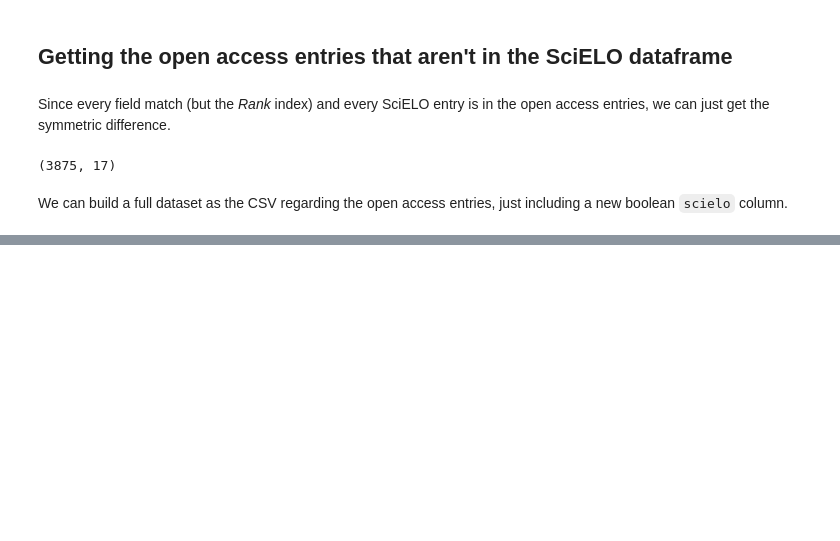
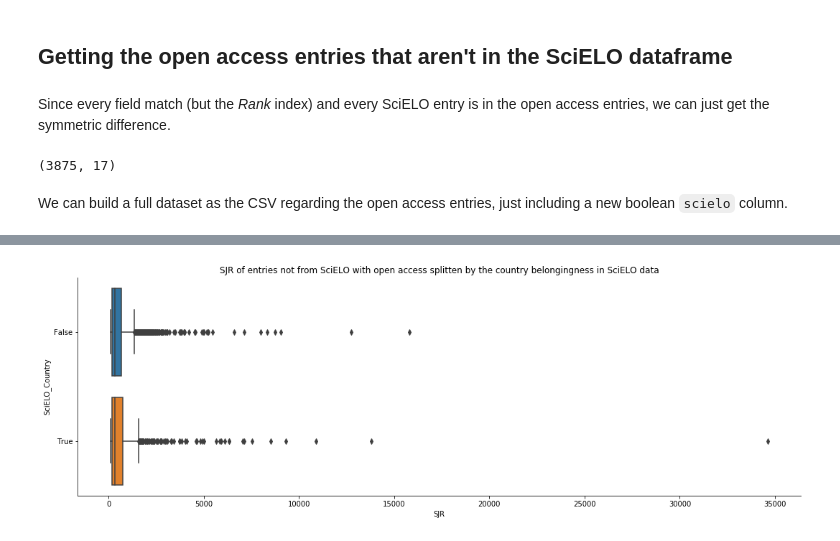
Before and after one commit to scieloorg/scielo20gt6, a Jupyter notebook: scimago2017.ipynb, the cells around one changed output, grey strips where cells are left out. Cells and saved outputs as stored; diff of their text form; code cells hidden in the pictures; blank space fills up the shorter version.

```diff
--- a/scimago2017.ipynb
+++ b/scimago2017.ipynb
@@ -235,0 +308,12 @@ dataset = pd.concat([
+# %%
+sns.catplot(
+    kind="box",
+    data=sjr2017openns.assign(SciELO_Country=sjr2017openns["Country"].isin(scielo_countries)),
+    y="SciELO_Country", orient="h", sharey=False,
+    x="SJR",
+    aspect=3,
+).set(title="SJR of entries not from SciELO with open access "
+            "splitten by the country belongingness in SciELO data",
+);
+# %% [output]
+[figure, added]
```
Also changed, not shown: parts of 21 cells of this notebook.
